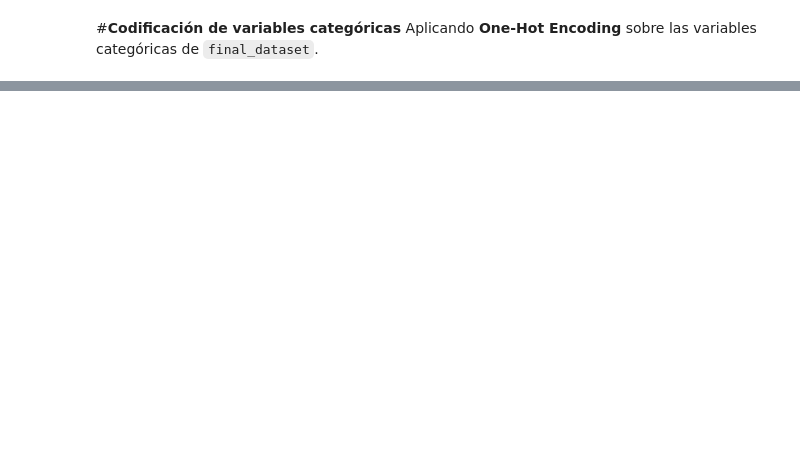
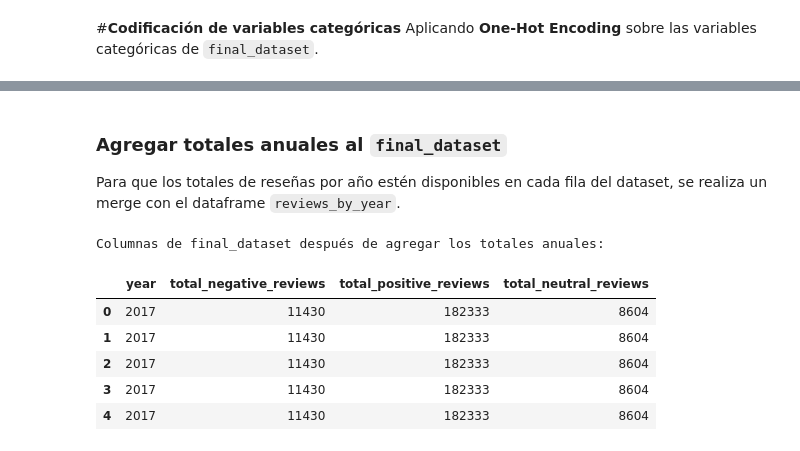
Before and after one commit to R3beAM/Proyecto-Final-Integracion, a Jupyter notebook: Evaluacion_2.ipynb, the cells around one changed output, grey strips where cells are left out. Saved outputs shown, nothing was run; the diff lists cells and outputs as text; code cells hidden in the pictures; blank space fills up the shorter version.

```diff
--- a/Evaluacion_2.ipynb
+++ b/Evaluacion_2.ipynb
@@ -915,0 +969,29 @@ Shape con One-Hot Encoding: (561, 173)
+# %% [markdown]
+### Agregar totales anuales al `final_dataset`
+
+Para que los totales de reseñas por año estén disponibles en cada fila del dataset, se realiza un merge con el dataframe `reviews_by_year`.
+# %%
+final_dataset_ohe['year'] = final_dataset_ohe['year_month_date'].dt.year
+
+reviews_by_year = final_dataset_ohe.groupby('year').agg(
+    total_negative_reviews=('negative_reviews', 'sum'),
+    total_positive_reviews=('positive_reviews', 'sum'),
+    total_neutral_reviews=('neutral_reviews', 'sum')
+).reset_index()
+
+final_dataset_ohe = final_dataset_ohe.merge(
+    reviews_by_year,
+    on='year',
+    how='left'
+)
+
+print("Columnas de final_dataset después de agregar los totales anuales:")
+display(final_dataset[['year', 'total_negative_reviews', 'total_positive_reviews', 'total_neutral_reviews']].head())
+# %% [output]
+Columnas de final_dataset después de agregar los totales anuales:
+|  | year | total_negative_reviews | total_positive_reviews | total_neutral_reviews |
+| 0 | 2017 | 11430 | 182333 | 8604 |
+| 1 | 2017 | 11430 | 182333 | 8604 |
+| 2 | 2017 | 11430 | 182333 | 8604 |
+| 3 | 2017 | 11430 | 182333 | 8604 |
+| 4 | 2017 | 11430 | 182333 | 8604 |
```
Also changed, not shown: parts of 22 cells of this notebook.
